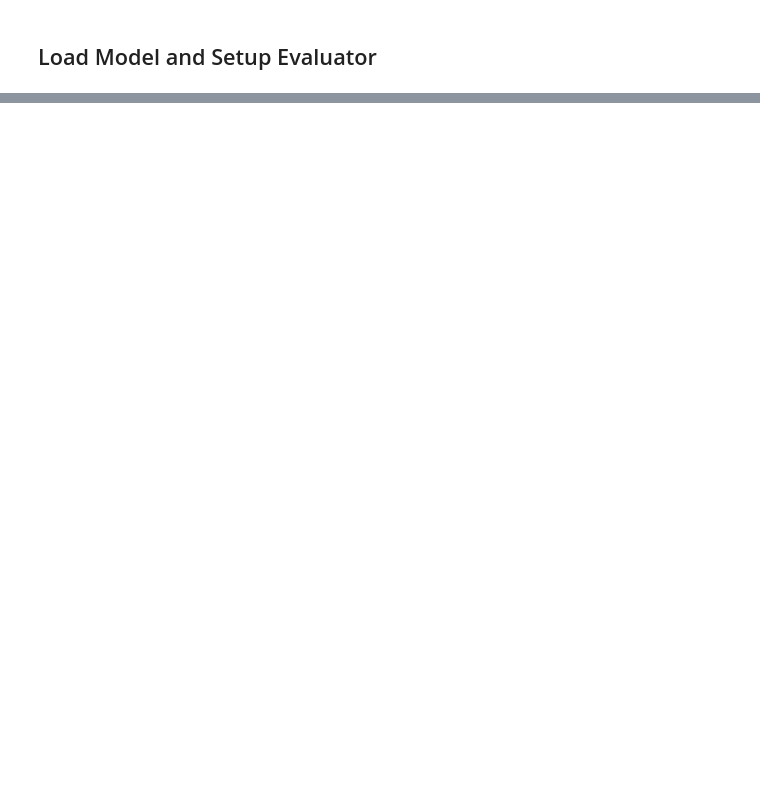
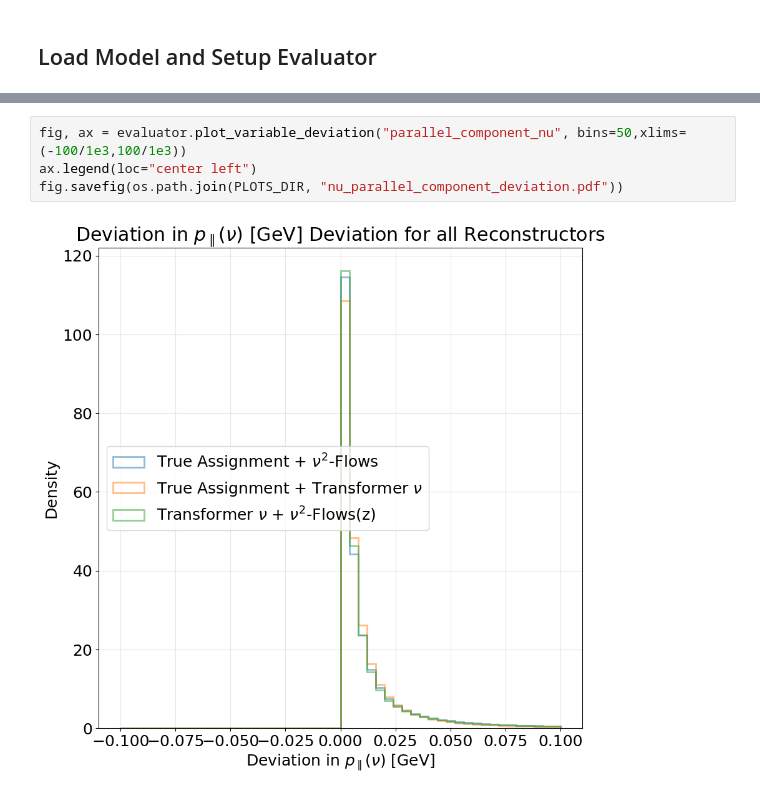
Before and after one commit to simi216/mva-trainer, a Jupyter notebook: notebooks/EvaluateNeutrinoReco.ipynb, the cells around one changed output, grey strips where cells are left out. Drawn from its saved outputs; the diff is of its cells as text; blank space fills up the shorter version.

```diff
--- a/notebooks/EvaluateNeutrinoReco.ipynb
+++ b/notebooks/EvaluateNeutrinoReco.ipynb
@@ -134,3 +103,9 @@ fig.savefig(f"{PLOTS_DIR}/neutrino_reconstruction_comparison.pdf", bbox_inches="
+# %%
+fig, ax = evaluator.plot_variable_deviation("parallel_component_nu", bins=50,xlims=(-100/1e3,100/1e3))
+ax.legend(loc="center left")
+fig.savefig(os.path.join(PLOTS_DIR, "nu_parallel_component_deviation.pdf"))
+# %% [output]
+[figure, added]
 # %%
 fig, ax = evaluator.plot_relative_neutrino_deviations(bins=50, coords="cartesian")
 fig.savefig(f"{PLOTS_DIR}/neutrino_reconstruction_comparison.pdf", bbox_inches="tight")
```
Also changed, not shown: parts of 13 cells of this notebook, 17 other files.
